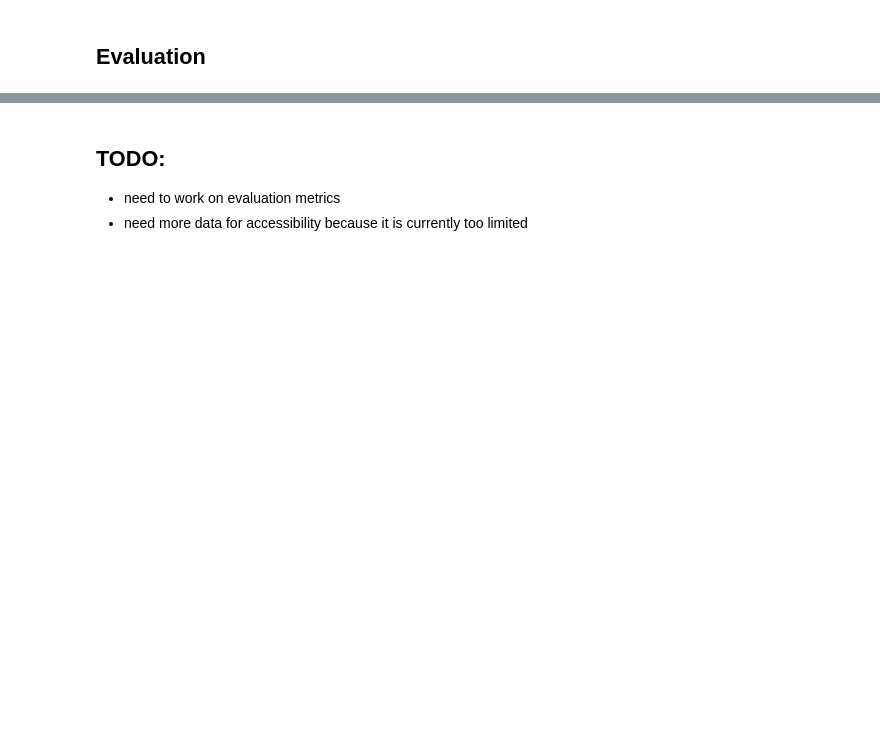
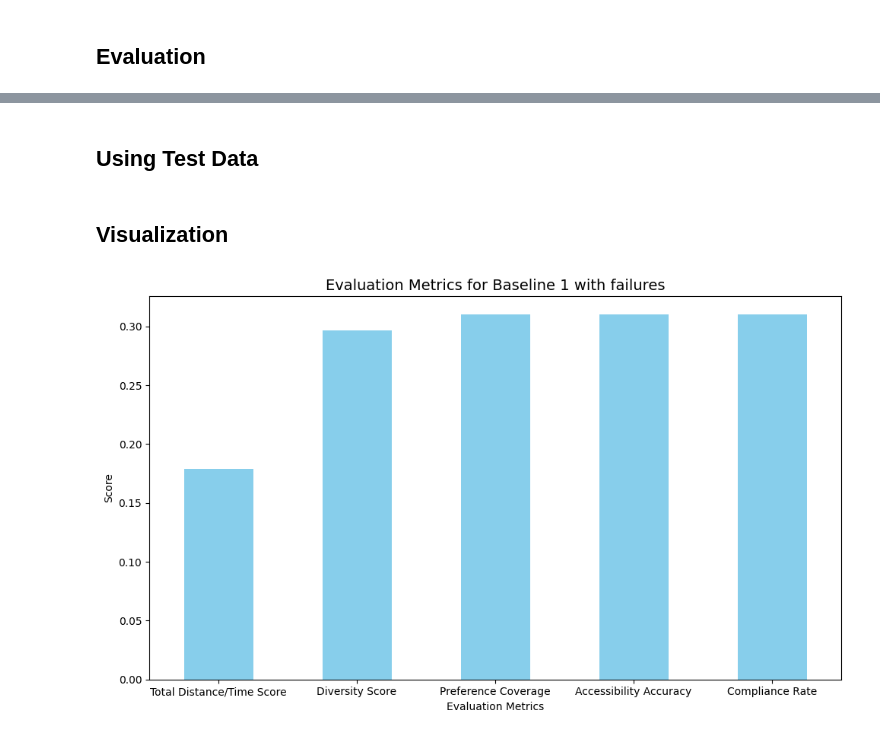
Before and after one commit to jhparkt/Itinerary_Recs, a Jupyter notebook: models/rulebased.ipynb, the cells around one changed output, grey strips where cells are left out. Cells and saved outputs as stored; diff of their text form; code cells hidden in the pictures; blank space fills up the shorter version.

```diff
--- a/models/rulebased.ipynb
+++ b/models/rulebased.ipynb
@@ -212,7 +210,7 @@ USER_PREFERNCES = {
     "amenity_type": "restaurant|theatre|cafe", #'fast_food', 'restaurant', 'cafe', 'post_office', 'fountain', 'bench', 'theatre', 'clock', 'bicycle_parking', 'planetarium', 'conference_centre', 'fire_station', 'cinema', 'toilets', 'arts_centre', 'place_of_worship'
     "tourism_type": "museum|gallery|viewpoint|attraction|aquarium", # 'attraction', 'gallery', 'museum', 'viewpoint', 'artwork', 'aquarium', 'zoo', 'theme_park'
     "cuisine": "italian|mexican|american",
-    "required_accessibility": ["wheelchair"], #["wheelchair", "toilets:wheelchair"],
+    "required_accessibility": "wheelchair", #"wheelchair|toilets:wheelchair"
     "visited_ids": set()
 }
 
@@ -278,6 +277,4 @@ Compliance Rate (Granular Features Met): 1.00
 
 Overall Feasibility: FALSE
 # %% [markdown]
-## TODO:
-* need to work on evaluation metrics
-* need more data for accessibility because it is currently too limited
+## Using Test Data
@@ -283,0 +311,35 @@ Overall Feasibility: FALSE
+# %% [markdown]
+## Visualization
+# %%
+import pandas as pd
+import matplotlib.pyplot as plt
+
+
+df = pd.DataFrame(itinerary_metrics)
+avg = df.mean(axis=0)
+avg = avg.drop(index=[1, 2])
+labels = ['Total Distance/Time Score', 'Diversity Score', 'Preference Coverage', 'Accessibility Accuracy', 'Compliance Rate']
+
+plt.figure(figsize=(10, 6))
+ax = avg.plot(kind='bar', color='skyblue')
+ax.set_xticklabels(labels)
+plt.title('Evaluation Metrics for Baseline 1 with failures', fontsize=14)
+plt.xlabel('Evaluation Metrics')
+plt.ylabel('Score')
+plt.xticks(rotation=0)
+plt.tight_layout()
+
+# df = pd.DataFrame(itinerary_metrics_success)
+# avg = df.mean(axis=0)
+# avg = avg.drop(index=[1, 2])
+
+# plt.figure(figsize=(10, 6))
+# ax = avg.plot(kind='bar', color='darkgreen')
+# ax.set_xticklabels(labels)
+# plt.title('Evaluation Metrics for Baseline 1 without failures', fontsize=14)
+# plt.xlabel('Evaluation Metrics')
+# plt.ylabel('Score')
+# plt.xticks(rotation=0)
+# plt.tight_layout()
+# %% [output]
+[figure, added]
```
Also changed, not shown: parts of 7 cells of this notebook, 6 other files.
